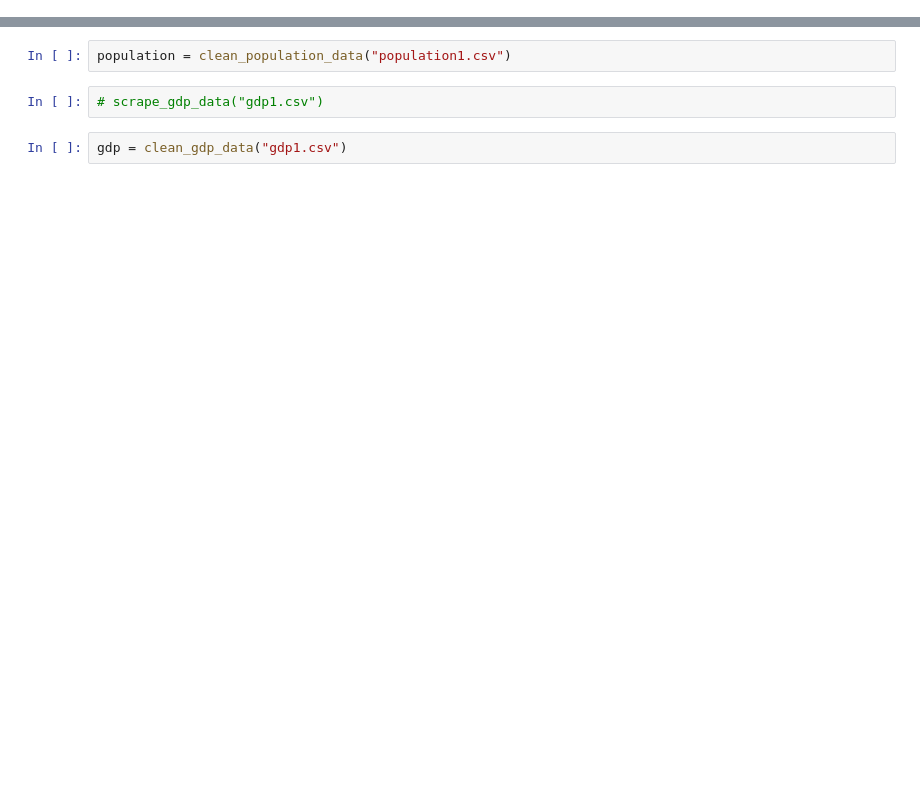
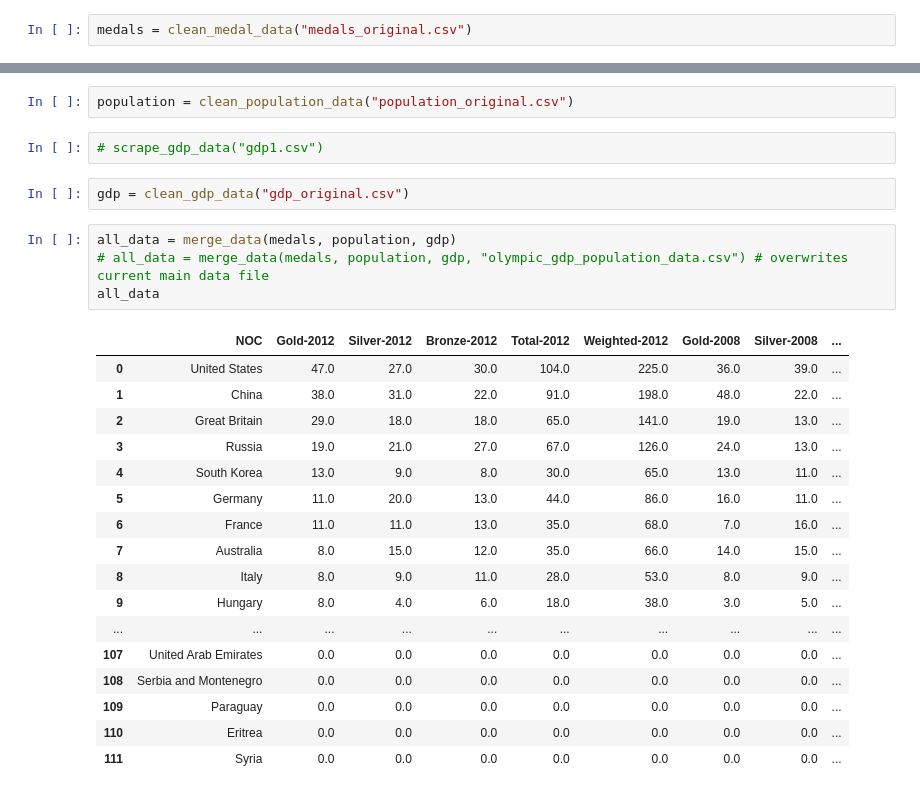
Before and after one commit to madans2984/olympic-games-analysis, a Jupyter notebook: data2.ipynb, the cells around one changed output, grey strips where cells are left out. Drawn from its saved outputs; the diff is of its cells as text; blank space fills up the shorter version.

```diff
--- a/data2.ipynb
+++ b/data2.ipynb
@@ -15,8 +17,32 @@ pd.set_option('display.max_colwidth', None)
+# %%
+medals = clean_medal_data("medals_original.csv")
 # %%
 # scrape_population_data("population1.csv")
 # %%
-population = clean_population_data("population1.csv")
+population = clean_population_data("population_original.csv")
 # %%
 # scrape_gdp_data("gdp1.csv")
 # %%
-gdp = clean_gdp_data("gdp1.csv")
+gdp = clean_gdp_data("gdp_original.csv")
+# %%
+all_data = merge_data(medals, population, gdp)
+# all_data = merge_data(medals, population, gdp, "olympic_gdp_population_data.csv") # overwrites current main data file
+all_data
+# %% [output]
+|  | NOC | Gold-2012 | Silver-2012 | Bronze-2012 | Total-2012 | Weighted-2012 | Gold-2008 | Silver-2008 | ... |
+| 0 | United States | 47.0 | 27.0 | 30.0 | 104.0 | 225.0 | 36.0 | 39.0 | ... |
+| 1 | China | 38.0 | 31.0 | 22.0 | 91.0 | 198.0 | 48.0 | 22.0 | ... |
+| 2 | Great Britain | 29.0 | 18.0 | 18.0 | 65.0 | 141.0 | 19.0 | 13.0 | ... |
+| 3 | Russia | 19.0 | 21.0 | 27.0 | 67.0 | 126.0 | 24.0 | 13.0 | ... |
+| 4 | South Korea | 13.0 | 9.0 | 8.0 | 30.0 | 65.0 | 13.0 | 11.0 | ... |
+| 5 | Germany | 11.0 | 20.0 | 13.0 | 44.0 | 86.0 | 16.0 | 11.0 | ... |
+| 6 | France | 11.0 | 11.0 | 13.0 | 35.0 | 68.0 | 7.0 | 16.0 | ... |
+| 7 | Australia | 8.0 | 15.0 | 12.0 | 35.0 | 66.0 | 14.0 | 15.0 | ... |
+| 8 | Italy | 8.0 | 9.0 | 11.0 | 28.0 | 53.0 | 8.0 | 9.0 | ... |
+| 9 | Hungary | 8.0 | 4.0 | 6.0 | 18.0 | 38.0 | 3.0 | 5.0 | ... |
+| ... | ... | ... | ... | ... | ... | ... | ... | ... | ... |
+| 107 | United Arab Emirates | 0.0 | 0.0 | 0.0 | 0.0 | 0.0 | 0.0 | 0.0 | ... |
+| 108 | Serbia and Montenegro | 0.0 | 0.0 | 0.0 | 0.0 | 0.0 | 0.0 | 0.0 | ... |
+| 109 | Paraguay | 0.0 | 0.0 | 0.0 | 0.0 | 0.0 | 0.0 | 0.0 | ... |
+| 110 | Eritrea | 0.0 | 0.0 | 0.0 | 0.0 | 0.0 | 0.0 | 0.0 | ... |
+| 111 | Syria | 0.0 | 0.0 | 0.0 | 0.0 | 0.0 | 0.0 | 0.0 | ... |
```
Also changed, not shown: parts of 1 cell of this notebook, 2 other files.
